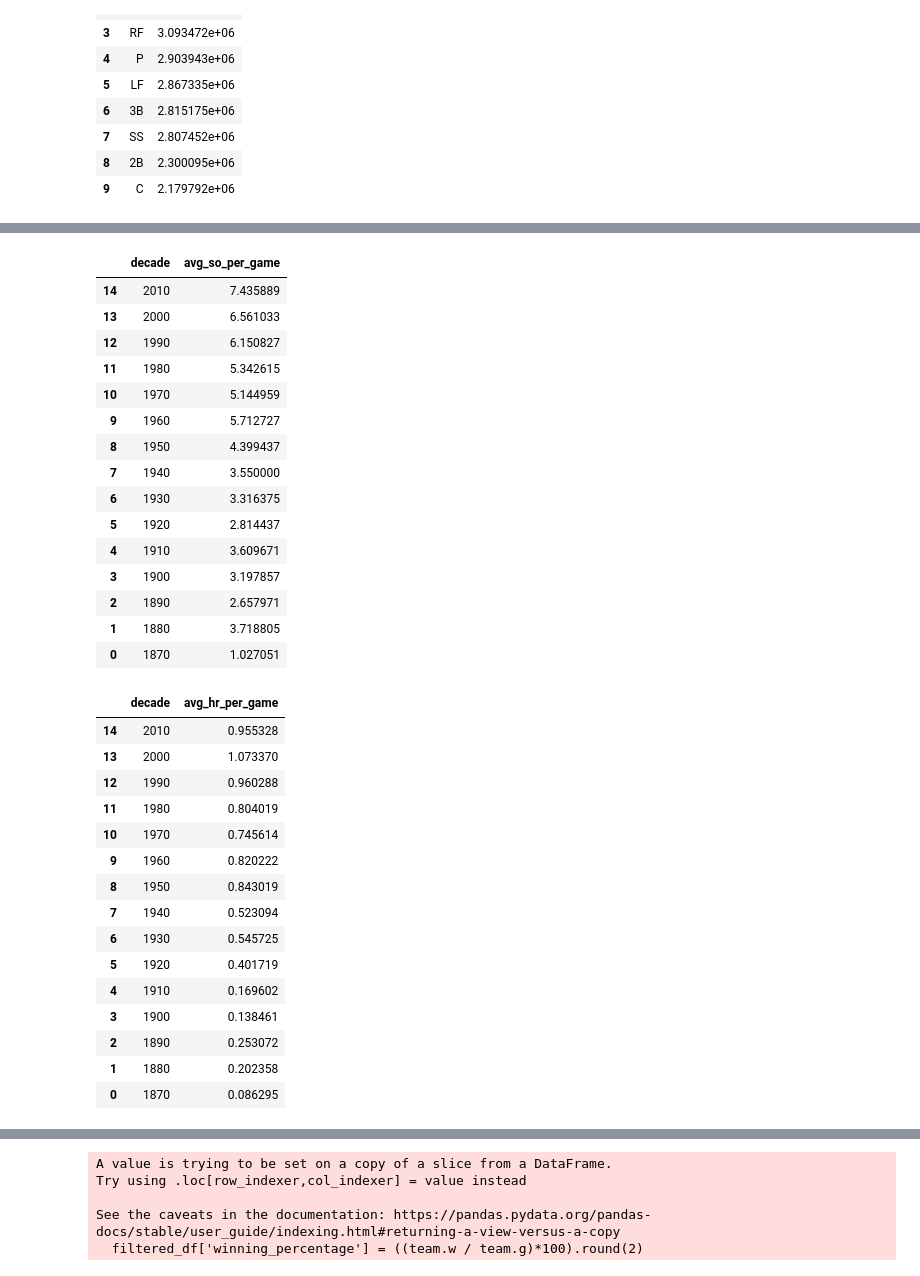
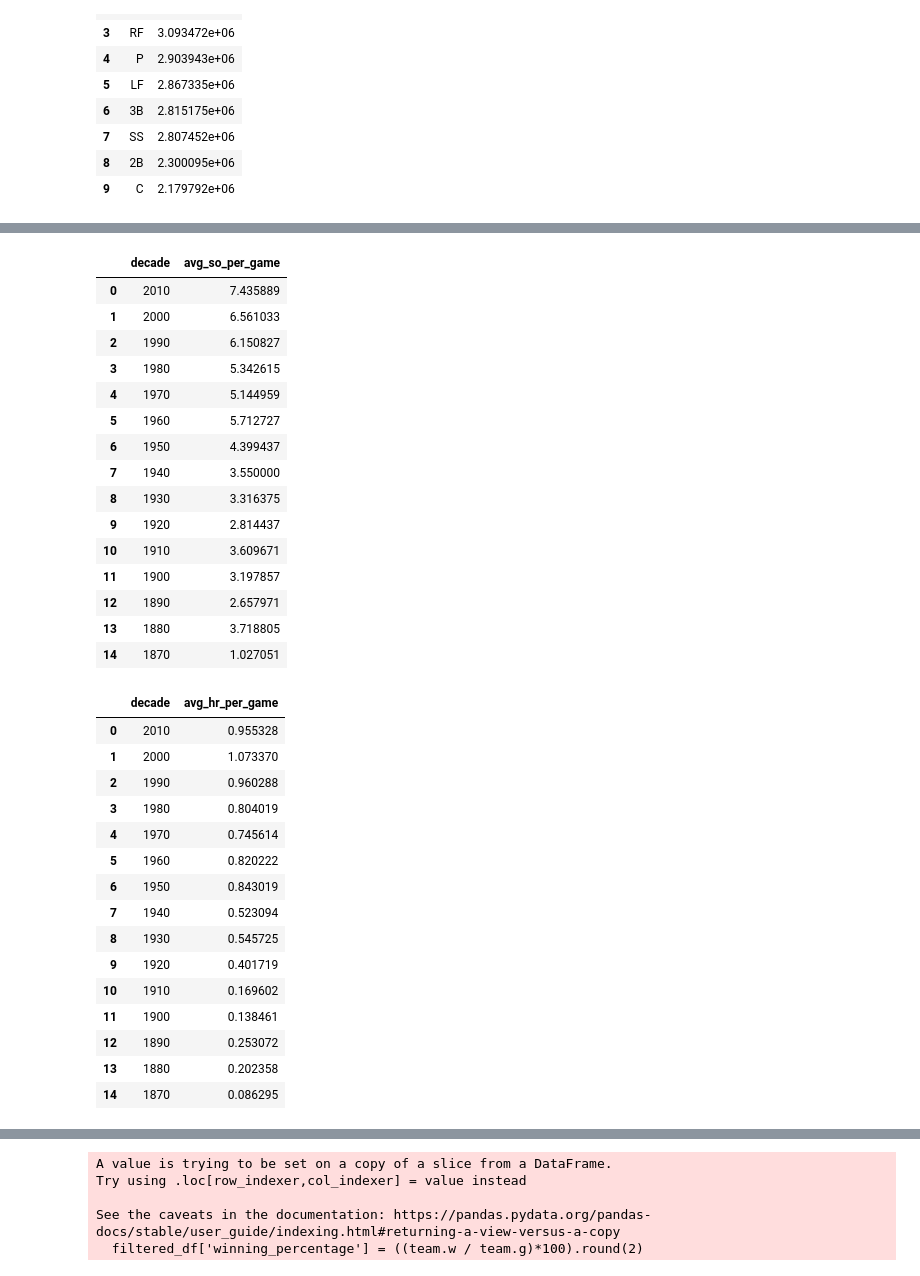
Before and after one commit to andresdr11/_MLB-Database-Analysis_, a Jupyter notebook: Python/PruebasAndres.ipynb, the cells around one changed output, grey strips where cells are left out. Drawn from its saved outputs; the diff is of its cells as text; code cells hidden in the pictures.

```diff
--- a/Python/PruebasAndres.ipynb
+++ b/Python/PruebasAndres.ipynb
@@ -338,51 +335,51 @@ result_df
 # %%
 #13
 team['decade'] = (team.year // 10) * 10
 team['avg_so_per_game'] = (team.so / team.g).round(2)
 grouped_df = team.groupby('decade').avg_so_per_game.mean().reset_index()
-ordered_df = grouped_df.sort_values(by='decade', ascending=False).reset_index(drop=True)
-ordered_df
+result_df = grouped_df.sort_values(by='decade', ascending=False).reset_index(drop=True)
+result_df
 # %% [output]
 |  | decade | avg_so_per_game |
-| 14 | 2010 | 7.435889 |
-| 13 | 2000 | 6.561033 |
-| 12 | 1990 | 6.150827 |
-| 11 | 1980 | 5.342615 |
-| 10 | 1970 | 5.144959 |
-| 9 | 1960 | 5.712727 |
-| 8 | 1950 | 4.399437 |
+| 0 | 2010 | 7.435889 |
+| 1 | 2000 | 6.561033 |
+| 2 | 1990 | 6.150827 |
+| 3 | 1980 | 5.342615 |
+| 4 | 1970 | 5.144959 |
+| 5 | 1960 | 5.712727 |
+| 6 | 1950 | 4.399437 |
 | 7 | 1940 | 3.550000 |
-| 6 | 1930 | 3.316375 |
-| 5 | 1920 | 2.814437 |
-| 4 | 1910 | 3.609671 |
-| 3 | 1900 | 3.197857 |
-| 2 | 1890 | 2.657971 |
-| 1 | 1880 | 3.718805 |
-| 0 | 1870 | 1.027051 |
+| 8 | 1930 | 3.316375 |
+| 9 | 1920 | 2.814437 |
+| 10 | 1910 | 3.609671 |
+| 11 | 1900 | 3.197857 |
+| 12 | 1890 | 2.657971 |
+| 13 | 1880 | 3.718805 |
+| 14 | 1870 | 1.027051 |
 # %%
 #14
 team['decade'] = (team.year // 10) * 10
 team['avg_hr_per_game'] = (team.hr / team.g).round(3)
 grouped_df = team.groupby('decade').avg_hr_per_game.mean().reset_index()
-ordered_df = grouped_df.sort_values(by='decade', ascending=False).reset_index(drop=True)
-ordered_df
+result_df = grouped_df.sort_values(by='decade', ascending=False).reset_index(drop=True)
+result_df
 # %% [output]
 |  | decade | avg_hr_per_game |
-| 14 | 2010 | 0.955328 |
-| 13 | 2000 | 1.073370 |
-| 12 | 1990 | 0.960288 |
-| 11 | 1980 | 0.804019 |
-| 10 | 1970 | 0.745614 |
-| 9 | 1960 | 0.820222 |
-| 8 | 1950 | 0.843019 |
+| 0 | 2010 | 0.955328 |
+| 1 | 2000 | 1.073370 |
+| 2 | 1990 | 0.960288 |
+| 3 | 1980 | 0.804019 |
+| 4 | 1970 | 0.745614 |
+| 5 | 1960 | 0.820222 |
+| 6 | 1950 | 0.843019 |
 | 7 | 1940 | 0.523094 |
-| 6 | 1930 | 0.545725 |
-| 5 | 1920 | 0.401719 |
-| 4 | 1910 | 0.169602 |
-| 3 | 1900 | 0.138461 |
-| 2 | 1890 | 0.253072 |
-| 1 | 1880 | 0.202358 |
-| 0 | 1870 | 0.086295 |
+| 8 | 1930 | 0.545725 |
+| 9 | 1920 | 0.401719 |
+| 10 | 1910 | 0.169602 |
+| 11 | 1900 | 0.138461 |
+| 12 | 1890 | 0.253072 |
+| 13 | 1880 | 0.202358 |
+| 14 | 1870 | 0.086295 |
 # %%
 #15
 team['winning_percentage'] = ((team.w / team.g)*100).round(2)
```
Also changed, not shown: parts of 6 cells of this notebook, 1 other file.
